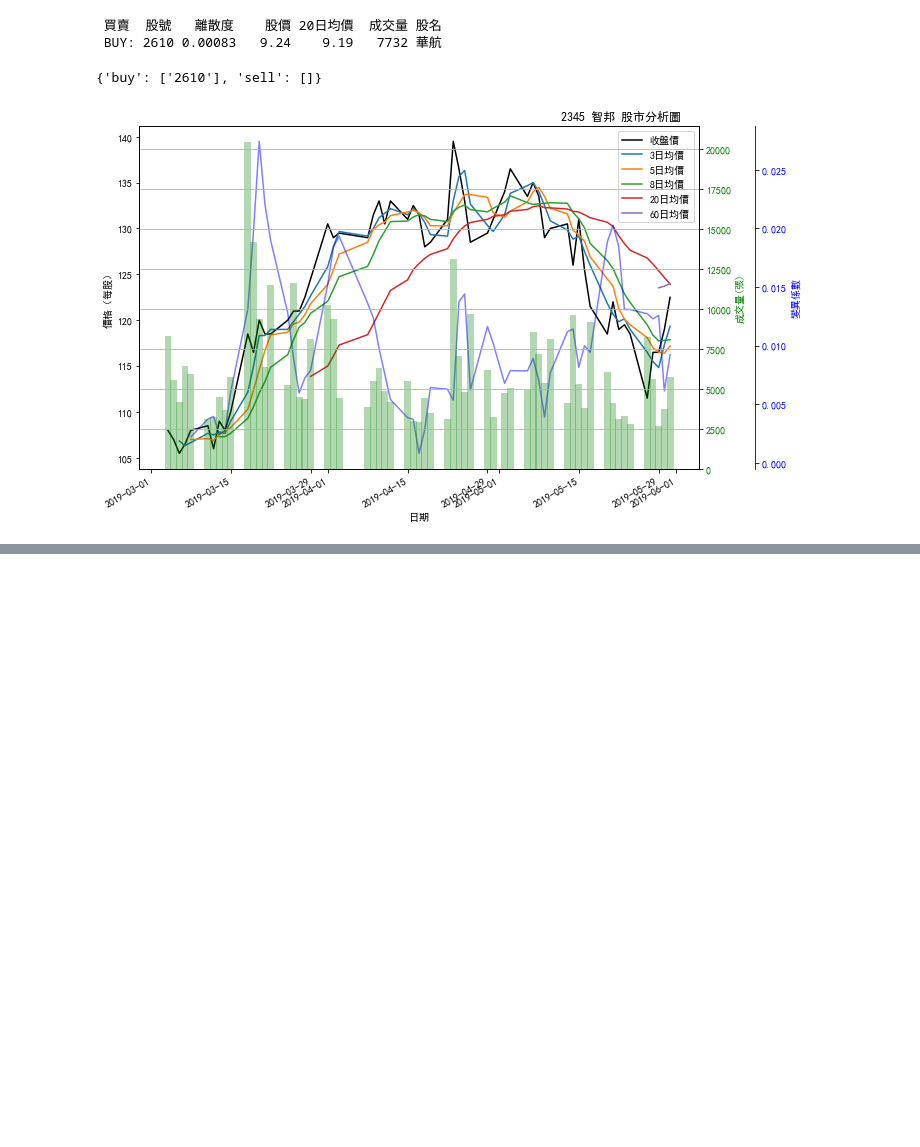
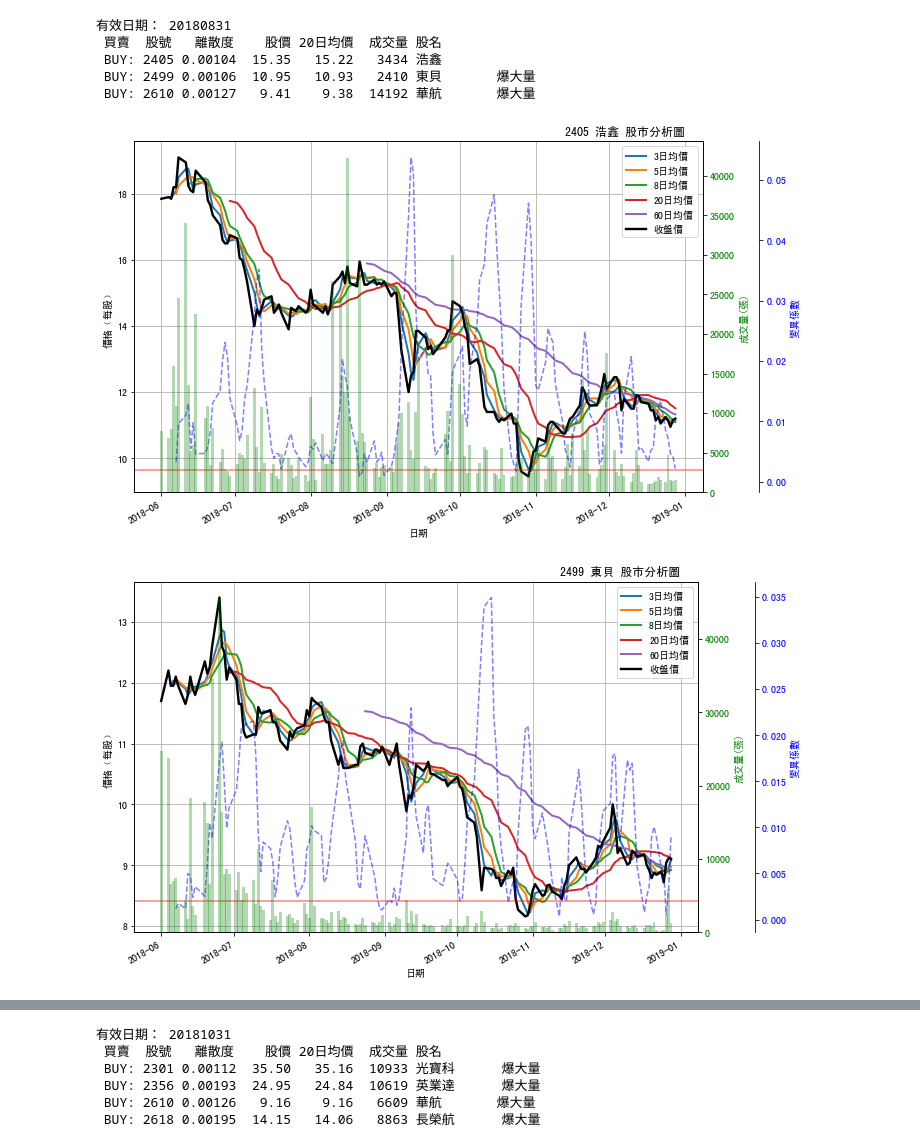
Before and after one commit to DengShunChen/twstock, a Jupyter notebook: stocktools.ipynb, the cells around one changed output, grey strips where cells are left out. Drawn from its saved outputs; the diff is of its cells as text; code cells hidden in the pictures; blank space fills up the shorter version.

Commit message:
update the stocktools.py for better performance

```diff
--- a/stocktools.ipynb
+++ b/stocktools.ipynb
@@ -3,2 +5,2 @@ from stocktools import StockTools
 # %%
-st = StockTools('2018-06-01','2018-08-31')
+st = StockTools('2018-03-01','2018-08-31')
@@ -9,11 +7,18 @@ st.fetch_all()
 # %%
-st.strdate = '2018-07-01'
-st.enddate = None
+st.strdate = '2018-08-01'
+st.enddate = '2018-08-31'
+select = st.select()
 # %% [output]
+有效日期： 20180831
  買賣  股號   離散度    股價 20日均價  成交量 股名
- BUY: 2610 0.00083   9.24    9.19   7732 華航
+ BUY: 2405 0.00104  15.35   15.22   3434 浩鑫
+ BUY: 2499 0.00106  10.95   10.93   2410 東貝       爆大量
+ BUY: 2610 0.00127   9.41    9.38  14192 華航       爆大量
-{'buy': ['2610'], 'sell': []}
-# %%
-st.plot('2345')
-# %% [output]
-[figure, removed]
+# %%
+st.strdate = '2018-01-01'
+st.enddate = '2018-12-31'
+for sid in select['buy']:
+    st.plot(sid)
+# %% [output]
+[figure, added]
+[figure, added]
@@ -19,0 +26,11 @@ st.plot('2345')
+# %%
+st.strdate = '2018-09-01'
+st.enddate = '2018-10-31'
+select = st.select()
+# %% [output]
+有效日期： 20181031
+ 買賣  股號   離散度    股價 20日均價  成交量 股名
+ BUY: 2301 0.00112  35.50   35.16  10933 光寶科      爆大量
+ BUY: 2356 0.00193  24.95   24.84  10619 英業達      爆大量
+ BUY: 2610 0.00126   9.16    9.16   6609 華航       爆大量
+ BUY: 2618 0.00195  14.15   14.06   8863 長榮航      爆大量
```
Also changed, not shown: parts of 11 cells of this notebook, 4 other files.
